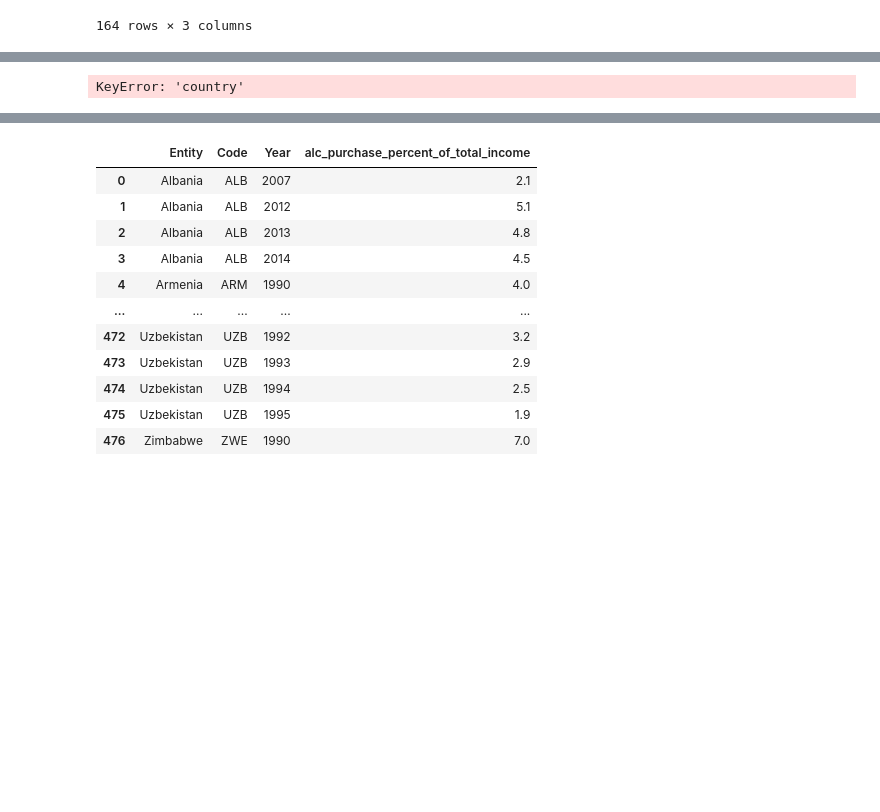
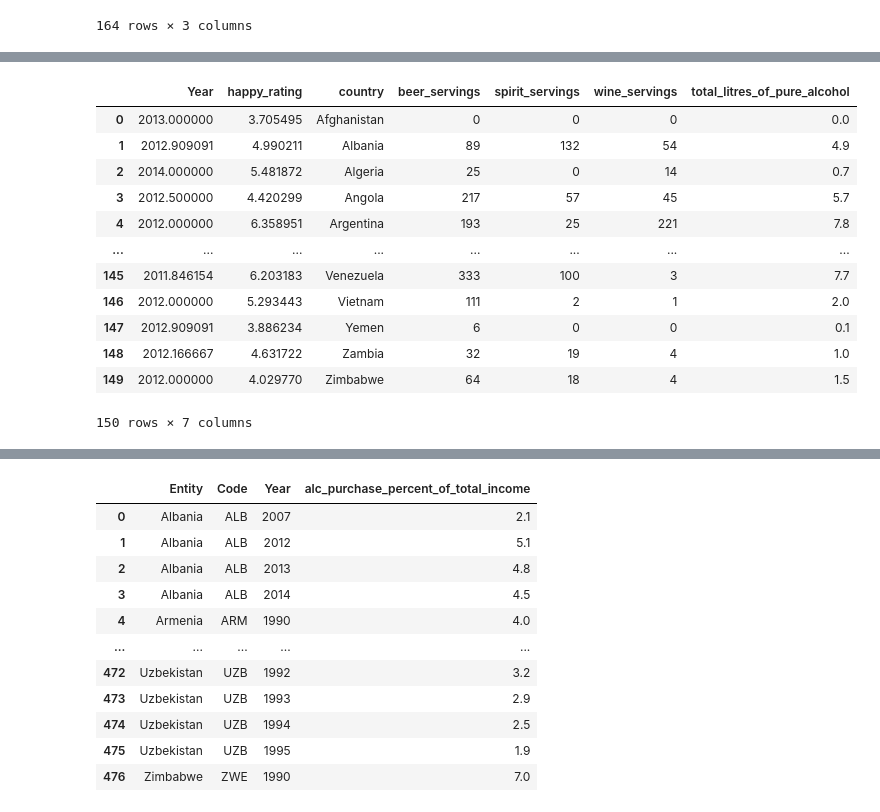
Before and after one commit to reccleston/data-analysis-project-1, a Jupyter notebook: ryan/pre_insights.ipynb, the cells around one changed output, grey strips where cells are left out. Saved outputs shown, nothing was run; the diff lists cells and outputs as text; code cells hidden in the pictures; blank space fills up the shorter version.

```diff
--- a/ryan/pre_insights.ipynb
+++ b/ryan/pre_insights.ipynb
@@ -91,7 +109,22 @@ df
 # %%
 drinks_data
-happy_servings_df = pd.merge(df, drinks_data, on='country', how='inner')
+happy_servings_df = pd.merge(df, drinks_data_df, on='country', how='inner')
 happy_servings_df
+#renaming columns to fix code
+happy_servings = happy_servings_df.rename(columns={"Life satisfaction in Cantril Ladder (World Happiness Report 2019)":"happy_rating"})
+happy_servings
 # %% [output]
+|  | Year | happy_rating | country | beer_servings | spirit_servings | wine_servings | total_litres_of_pure_alcohol |
+| 0 | 2013.000000 | 3.705495 | Afghanistan | 0 | 0 | 0 | 0.0 |
+| 1 | 2012.909091 | 4.990211 | Albania | 89 | 132 | 54 | 4.9 |
+| 2 | 2014.000000 | 5.481872 | Algeria | 25 | 0 | 14 | 0.7 |
+| 3 | 2012.500000 | 4.420299 | Angola | 217 | 57 | 45 | 5.7 |
+| 4 | 2012.000000 | 6.358951 | Argentina | 193 | 25 | 221 | 7.8 |
+| ... | ... | ... | ... | ... | ... | ... | ... |
+| 145 | 2011.846154 | 6.203183 | Venezuela | 333 | 100 | 3 | 7.7 |
+| 146 | 2012.000000 | 5.293443 | Vietnam | 111 | 2 | 1 | 2.0 |
+| 147 | 2012.909091 | 3.886234 | Yemen | 6 | 0 | 0 | 0.1 |
+| 148 | 2012.166667 | 4.631722 | Zambia | 32 | 19 | 4 | 1.0 |
+| 149 | 2012.000000 | 4.029770 | Zimbabwe | 64 | 18 | 4 | 1.5 |
-KeyError: 'country'
+150 rows × 7 columns
 # %%
```
Also changed, not shown: parts of 8 cells of this notebook, 10 other files.
